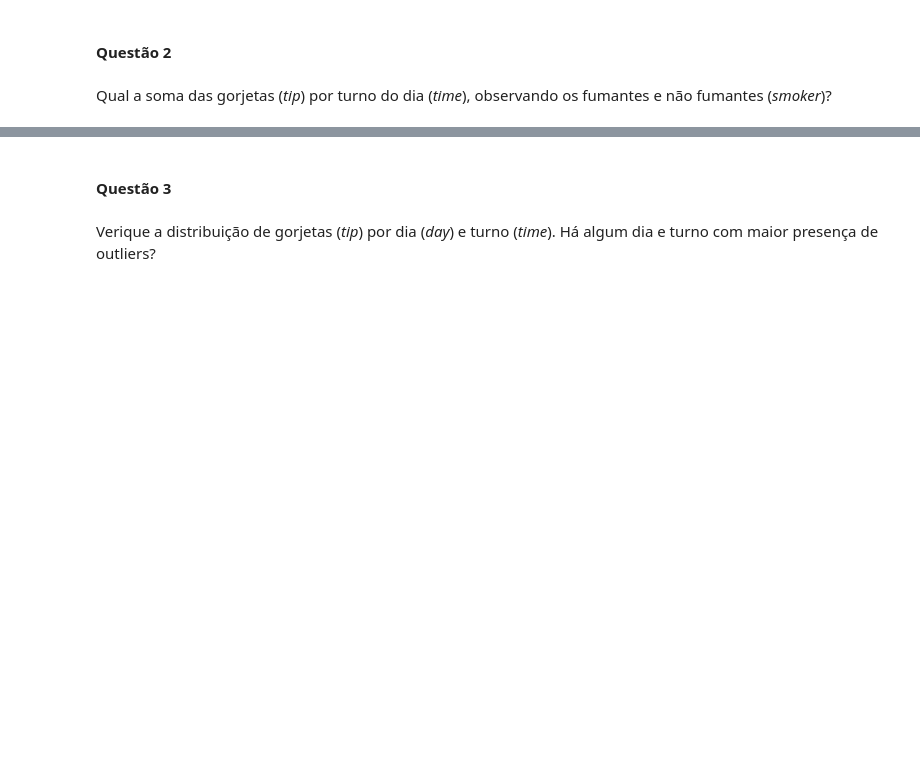
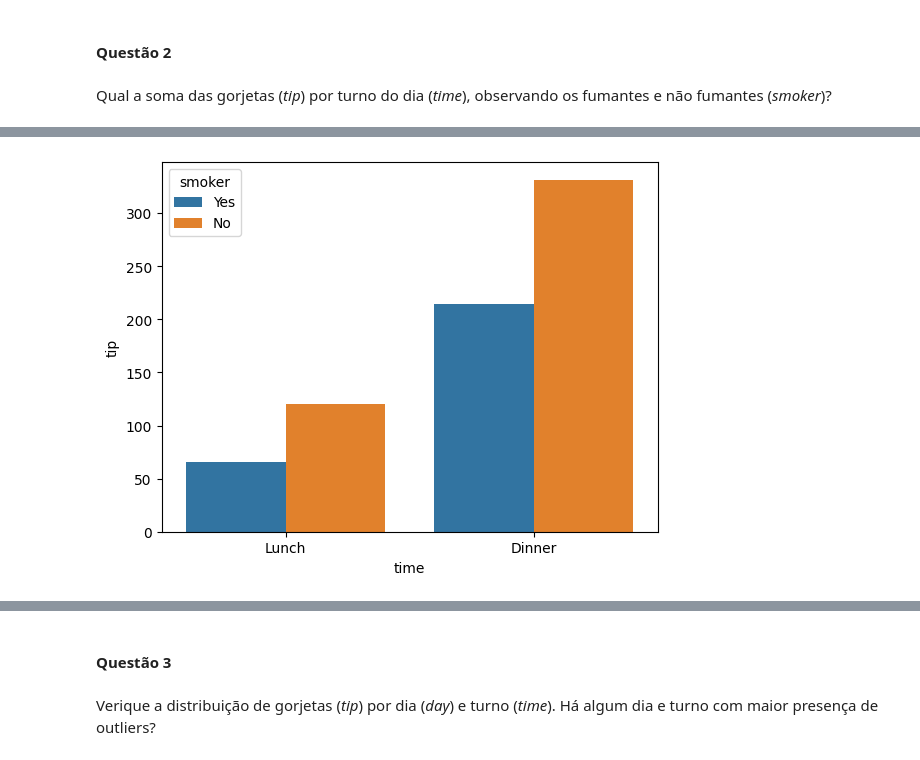
Before and after one commit to Rabittencourt/pdt_suzano_turma892, a Jupyter notebook: modulo_tp2/aula_3/Aula 3 - Seaborn.ipynb, the cells around one changed output, grey strips where cells are left out. Drawn from its saved outputs; the diff is of its cells as text; code cells hidden in the pictures; blank space fills up the shorter version.

```diff
--- a/modulo_tp2/aula_3/Aula 3 - Seaborn.ipynb
+++ b/modulo_tp2/aula_3/Aula 3 - Seaborn.ipynb
@@ -389,0 +441,4 @@ Qual a soma das gorjetas (*tip*) por turno do dia (*time*), observando os fumant
+# %%
+sns.barplot(data=tips, x='time', y='tip', hue='smoker', estimator='sum', errorbar=None);
+# %% [output]
+[figure, added]
```
Also changed, not shown: parts of 20 cells of this notebook, 2 other files.
